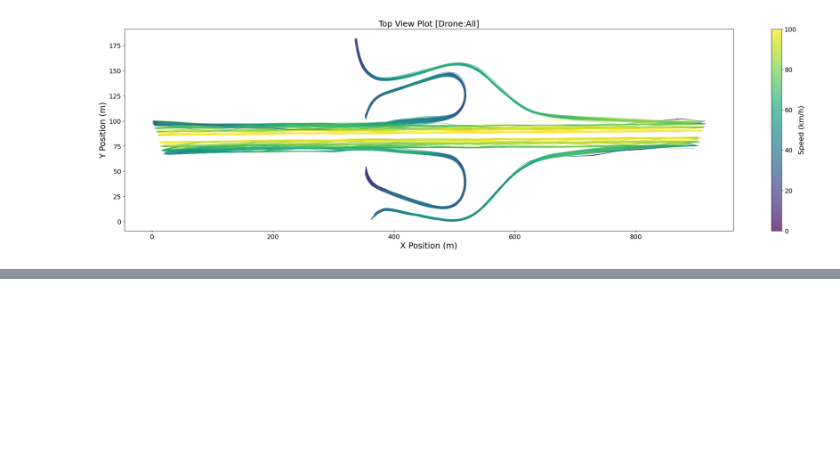
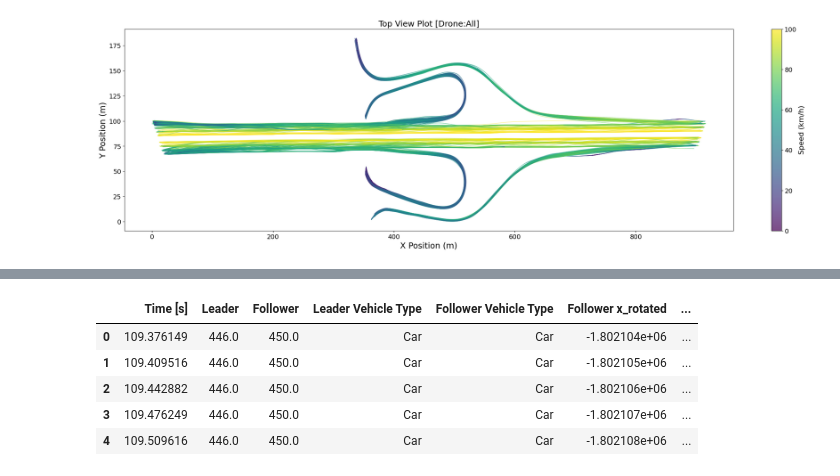
Before and after one commit to ankitiitm/MiTra, a Jupyter notebook: MiTra_plots.ipynb, the cells around one changed output, grey strips where cells are left out. Cells and saved outputs as stored; diff of their text form; code cells hidden in the pictures; blank space fills up the shorter version.

```diff
--- a/MiTra_plots.ipynb
+++ b/MiTra_plots.ipynb
@@ -143,0 +162,20 @@ top_view_plot_rotate(data_all_rotate,'All',1)
+# %%
+def data_filter(data, subject_ID):
+    sub_data = data[data['Vehicle_ID'] == subject_ID]
+    leaders = sub_data['Leader_ID'].unique()
+
+    leaders_data = pd.DataFrame()  # default empty DataFrame
+
+    if -1 in leaders:
+        leaders = leaders[leaders != -1]  # remove -1
+    if len(leaders) > 0:
+        leaders_data = data[data['Vehicle_ID'].isin(leaders)]
+
+    final_data = pd.concat((sub_data, leaders_data))
+    return final_data
+
+def check_time_continuity(data, expected_diff=0.033367, tolerance=1e-6):
+    time_diffs = data['Time [s]'].diff().dropna()
+    # Check if all differences are within the allowed tolerance
+    is_continuous = np.all(np.abs(time_diffs - expected_diff) < tolerance)
+    return is_continuous
@@ -143,0 +236,15 @@ top_view_plot_rotate(data_all_rotate,'All',1)
+# %%
+def identify_leader_follower_pairs(data, n_jobs=-1):
+    # Group by timestamp and process in parallel
+    results = Parallel(n_jobs=n_jobs)(
+        delayed(process_timestamp_group)(timestamp, group)
+        for timestamp, group in tqdm(data.groupby('Time [s]'), desc="Processing timestamps")
+    )
+
+    # Flatten nested lists
+    lfdata=pd.DataFrame([pair for sublist in results for pair in sublist])
+    return lfdata
+    if check_time_continuity(lfdata):
+        return lfdata
+    else:
+        return None
@@ -143,0 +426,9 @@ top_view_plot_rotate(data_all_rotate,'All',1)
+# %%
+lf_data.head()
+# %% [output]
+|  | Time [s] | Leader | Follower | Leader Vehicle Type | Follower Vehicle Type | Follower x_rotated | ... |
+| 0 | 109.376149 | 446.0 | 450.0 | Car | Car | -1.802104e+06 | ... |
+| 1 | 109.409516 | 446.0 | 450.0 | Car | Car | -1.802105e+06 | ... |
+| 2 | 109.442882 | 446.0 | 450.0 | Car | Car | -1.802106e+06 | ... |
+| 3 | 109.476249 | 446.0 | 450.0 | Car | Car | -1.802107e+06 | ... |
+| 4 | 109.509616 | 446.0 | 450.0 | Car | Car | -1.802108e+06 | ... |
```
Also changed, not shown: parts of 16 cells of this notebook.
